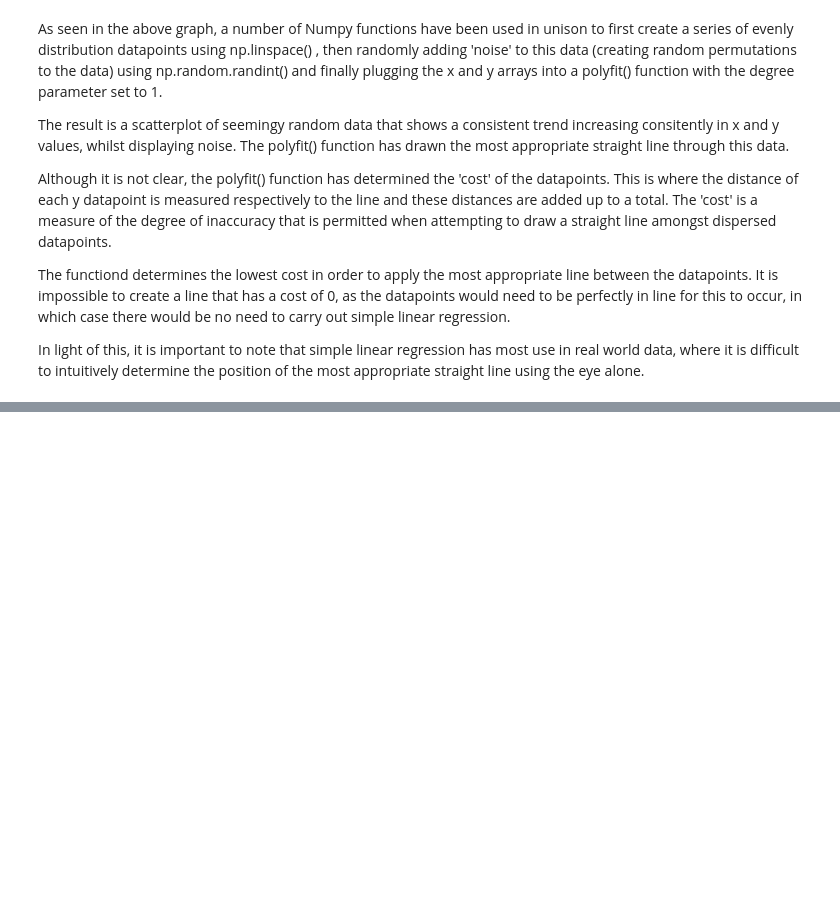
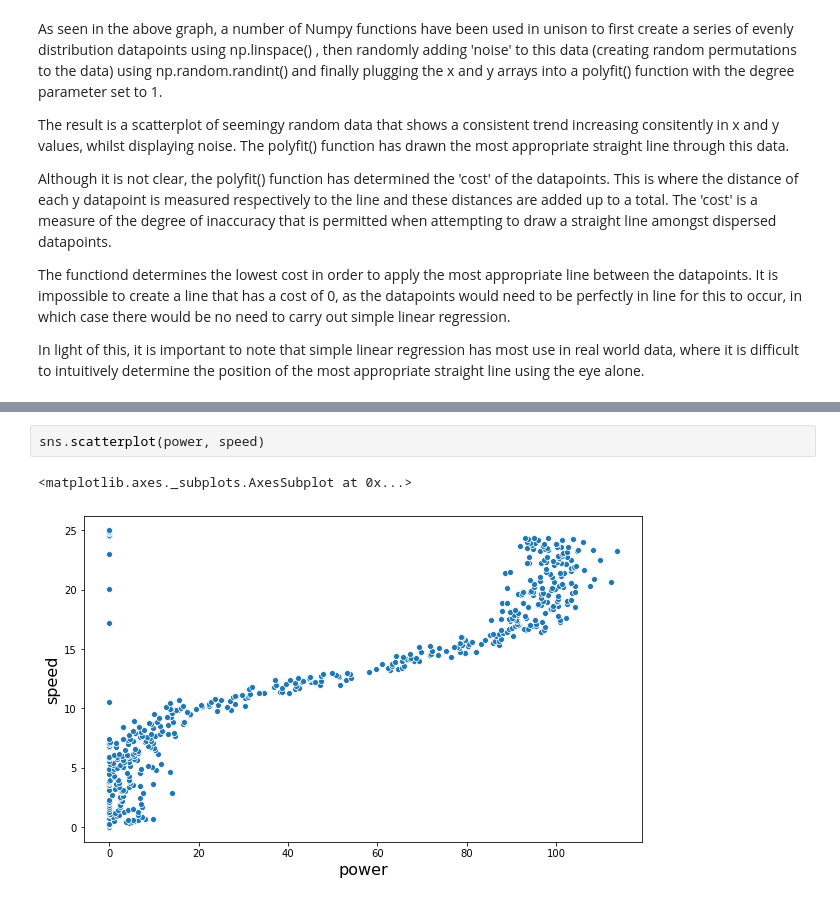
Before and after one commit to PJFinnerty/Project-2020-52446, a Jupyter notebook: Project-2020-PeterFinnerty.ipynb, the cells around one changed output, grey strips where cells are left out. Cells and saved outputs as stored; diff of their text form; blank space fills up the shorter version.

```diff
--- a/Project-2020-PeterFinnerty.ipynb
+++ b/Project-2020-PeterFinnerty.ipynb
@@ -146,0 +212,5 @@ Similarly, **Non-linear models can be manipulated to reflect a near-straight lin
+# %%
+sns.scatterplot(power, speed)
+# %% [output]
+<matplotlib.axes._subplots.AxesSubplot at 0x...>
+[figure, added]
```
Also changed, not shown: parts of 7 cells of this notebook, 2 other files.
